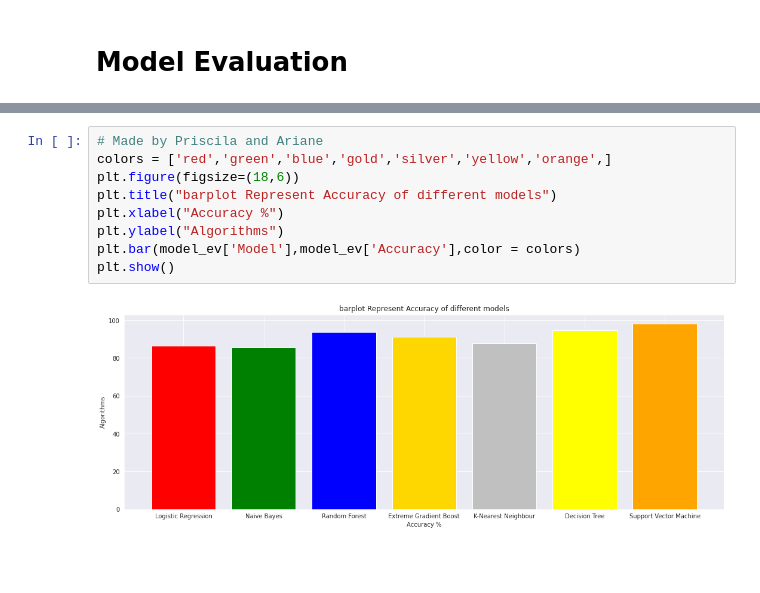
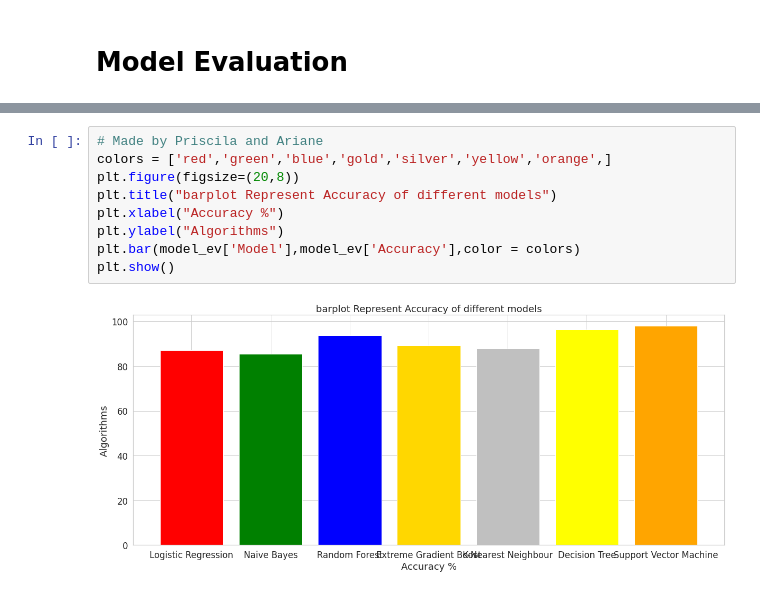
Before and after one commit to masp42/Crisp_DM_CA, a Jupyter notebook: Heart_Disease_Prediction_CA.ipynb, the cells around one changed output, grey strips where cells are left out. Cells and saved outputs as stored; diff of their text form; blank space fills up the shorter version.

```diff
--- a/Heart_Disease_Prediction_CA.ipynb
+++ b/Heart_Disease_Prediction_CA.ipynb
@@ -760,11 +785,11 @@ model_ev
 # %%
 # Made by Priscila and Ariane
 colors = ['red','green','blue','gold','silver','yellow','orange',]
-plt.figure(figsize=(18,6))
+plt.figure(figsize=(20,8))
 plt.title("barplot Represent Accuracy of different models")
 plt.xlabel("Accuracy %")
 plt.ylabel("Algorithms")
 plt.bar(model_ev['Model'],model_ev['Accuracy'],color = colors)
 plt.show()
 # %% [output]
-[figure, old version]
+[figure, new version]
```
Also changed, not shown: parts of 12 cells of this notebook.
